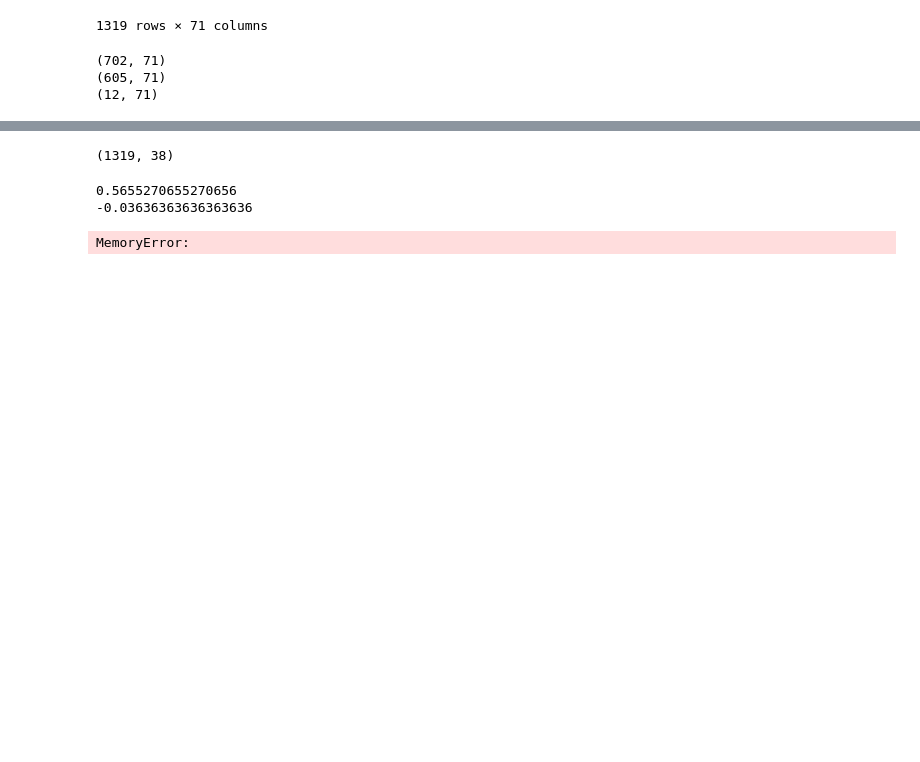
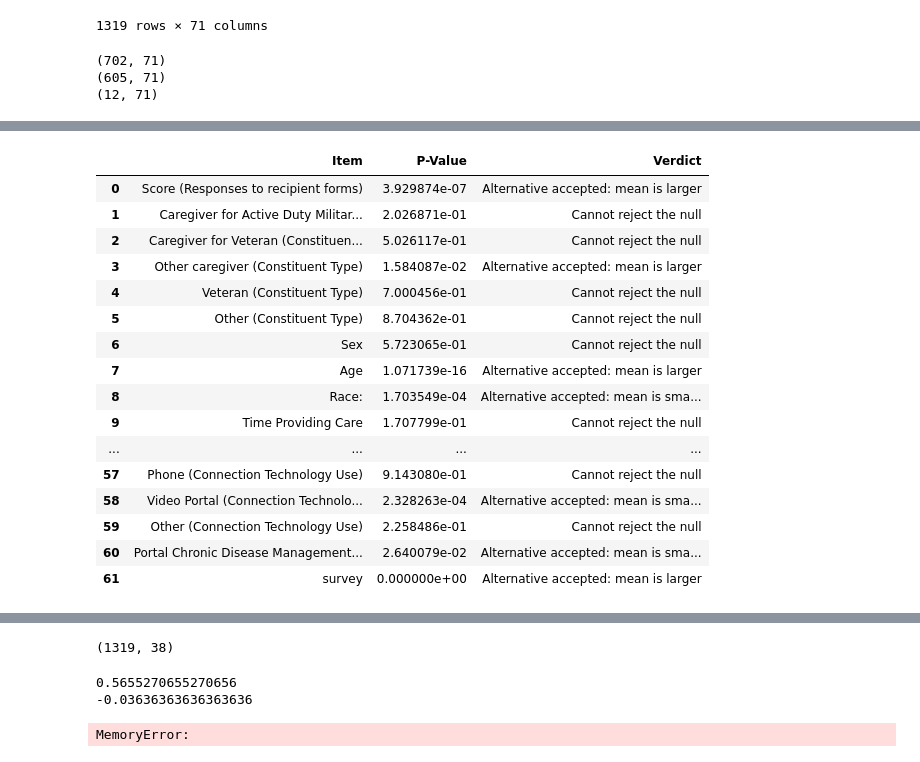
Before and after one commit to amudide/facebook-bayesian, a Jupyter notebook: Bayesian+Cont.ipynb, the cells around one changed output, grey strips where cells are left out. Drawn from its saved outputs; the diff is of its cells as text; code cells hidden in the pictures; blank space fills up the shorter version.

```diff
--- a/Bayesian+Cont.ipynb
+++ b/Bayesian+Cont.ipynb
@@ -183,0 +301,47 @@ res
+# %%
+b1data = a1data.loc[(a1data['survey'] == 1)]
+b2data = a1data.loc[(a1data['survey'] == 2)]
+
+import statsmodels.stats.weightstats as ssw
+
+results = []
+
+for col in w1data.columns:
+    vals1 = b1data[col].to_list()
+    vals2 = b2data[col].to_list()
+
+    # Null hypothesis: means are the same
+    # Alternative: the mean after is higher
+
+    cm = ssw.CompareMeans(ssw.DescrStatsW(vals1), ssw.DescrStatsW(vals2))
+    res = cm.ztest_ind(alternative='smaller',usevar='unequal')
+    msg = "Cannot reject the null"
+    if (res[1] <= 0.05):
+        msg = "Alternative accepted: mean is larger"
+        results.append([col, res[1], msg])
+    elif (res[1] >= 0.95):
+        msg = "Alternative accepted: mean is smaller"
+        results.append([col, 1-res[1], msg])
+    else:
+        results.append([col, res[1], msg])
+
+res = pd.DataFrame(results, columns=['Item', 'P-Value', 'Verdict'])
+res
+# %% [output]
+|  | Item | P-Value | Verdict |
+| 0 | Score (Responses to recipient forms) | 3.929874e-07 | Alternative accepted: mean is larger |
+| 1 | Caregiver for Active Duty Militar... | 2.026871e-01 | Cannot reject the null |
+| 2 | Caregiver for Veteran (Constituen... | 5.026117e-01 | Cannot reject the null |
+| 3 | Other caregiver (Constituent Type) | 1.584087e-02 | Alternative accepted: mean is larger |
+| 4 | Veteran (Constituent Type) | 7.000456e-01 | Cannot reject the null |
+| 5 | Other (Constituent Type) | 8.704362e-01 | Cannot reject the null |
+| 6 | Sex | 5.723065e-01 | Cannot reject the null |
+| 7 | Age | 1.071739e-16 | Alternative accepted: mean is larger |
+| 8 | Race: | 1.703549e-04 | Alternative accepted: mean is sma... |
+| 9 | Time Providing Care | 1.707799e-01 | Cannot reject the null |
+| ... | ... | ... | ... |
+| 57 | Phone (Connection Technology Use) | 9.143080e-01 | Cannot reject the null |
+| 58 | Video Portal (Connection Technolo... | 2.328263e-04 | Alternative accepted: mean is sma... |
+| 59 | Other (Connection Technology Use) | 2.258486e-01 | Cannot reject the null |
+| 60 | Portal Chronic Disease Management... | 2.640079e-02 | Alternative accepted: mean is sma... |
+| 61 | survey | 0.000000e+00 | Alternative accepted: mean is larger |
```
Also changed, not shown: parts of 11 cells of this notebook.
